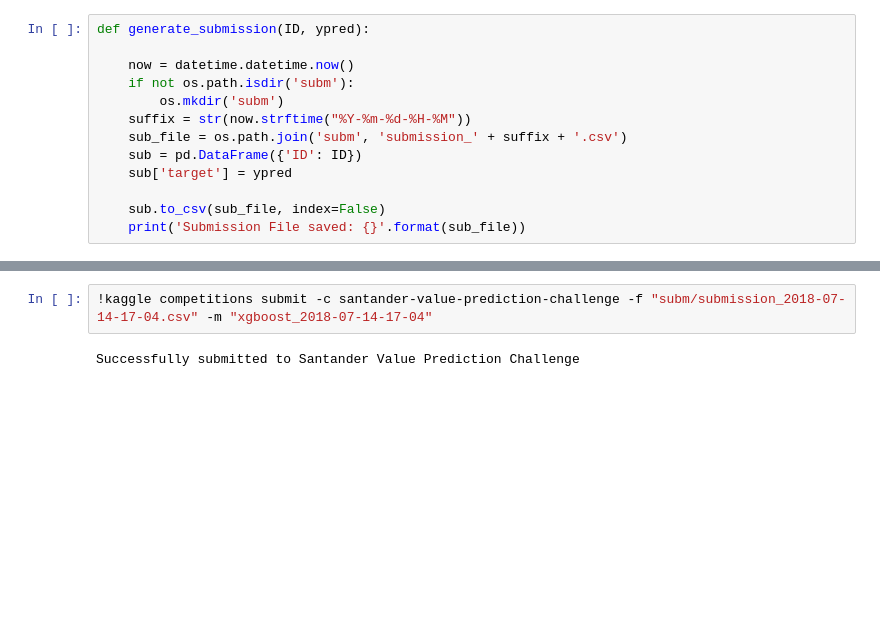
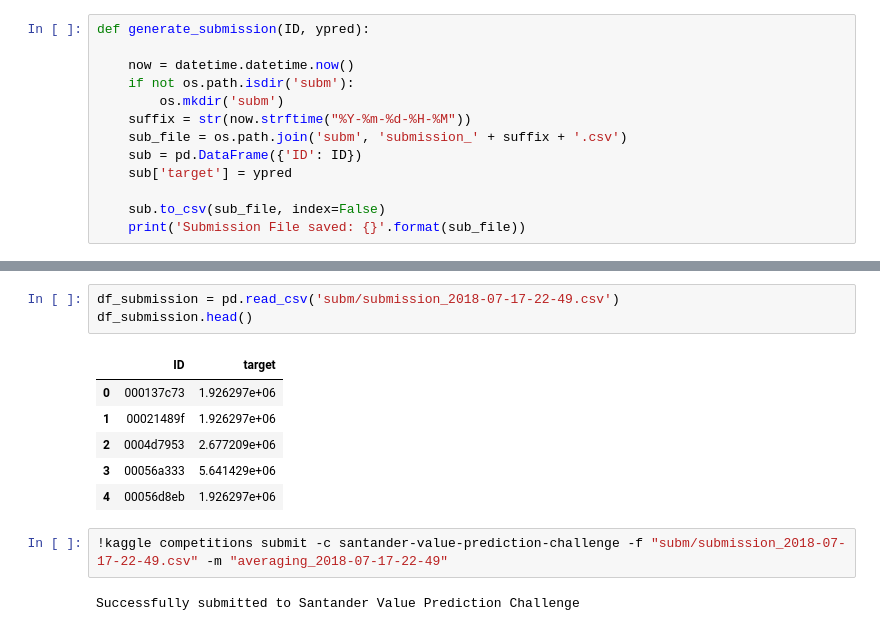
Before and after one commit to RenatoBMLR/Kraggle, a Jupyter notebook: Santander_Value_Prediction_Challenge/santander_value_prediction_challenge.ipynb, the cells around one changed output, grey strips where cells are left out. Saved outputs shown, nothing was run; the diff lists cells and outputs as text; blank space fills up the shorter version.

```diff
--- a/Santander_Value_Prediction_Challenge/santander_value_prediction_challenge.ipynb
+++ b/Santander_Value_Prediction_Challenge/santander_value_prediction_challenge.ipynb
@@ -236,4 +367,14 @@ Submission File saved: subm/submission_2018-07-14-17-04.csv
+# %%
+df_submission = pd.read_csv('subm/submission_2018-07-17-22-49.csv')
+df_submission.head()
+# %% [output]
+|  | ID | target |
+| 0 | 000137c73 | 1.926297e+06 |
+| 1 | 00021489f | 1.926297e+06 |
+| 2 | 0004d7953 | 2.677209e+06 |
+| 3 | 00056a333 | 5.641429e+06 |
+| 4 | 00056d8eb | 1.926297e+06 |
 # %%
-!kaggle competitions submit -c santander-value-prediction-challenge -f "subm/submission_2018-07-14-17-04.csv" -m "xgboost_2018-07-14-17-04"
+!kaggle competitions submit -c santander-value-prediction-challenge -f "subm/submission_2018-07-17-22-49.csv" -m "averaging_2018-07-17-22-49"
 # %% [output]
 Successfully submitted to Santander Value Prediction Challenge
```
Also changed, not shown: parts of 34 cells of this notebook.
